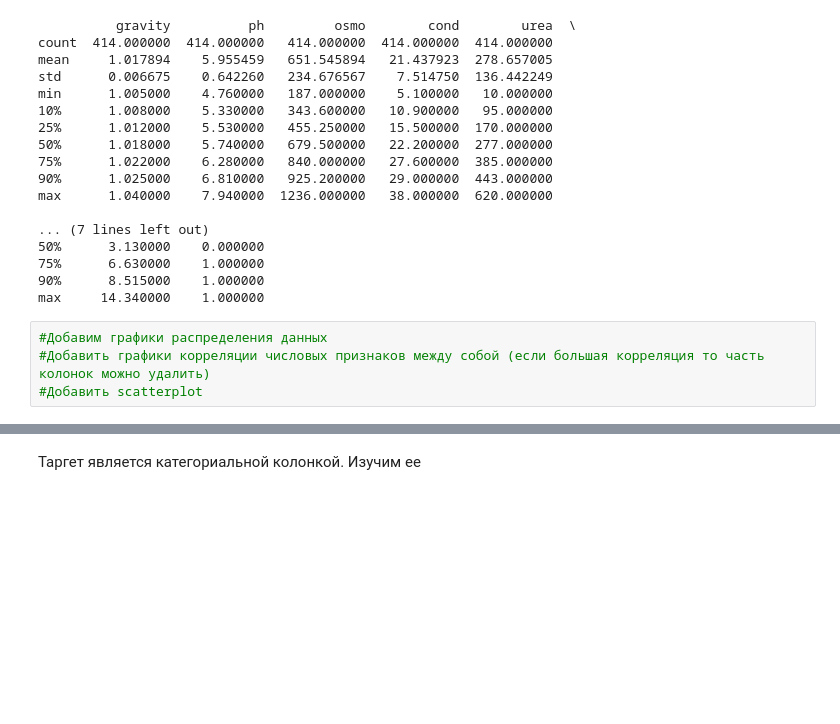
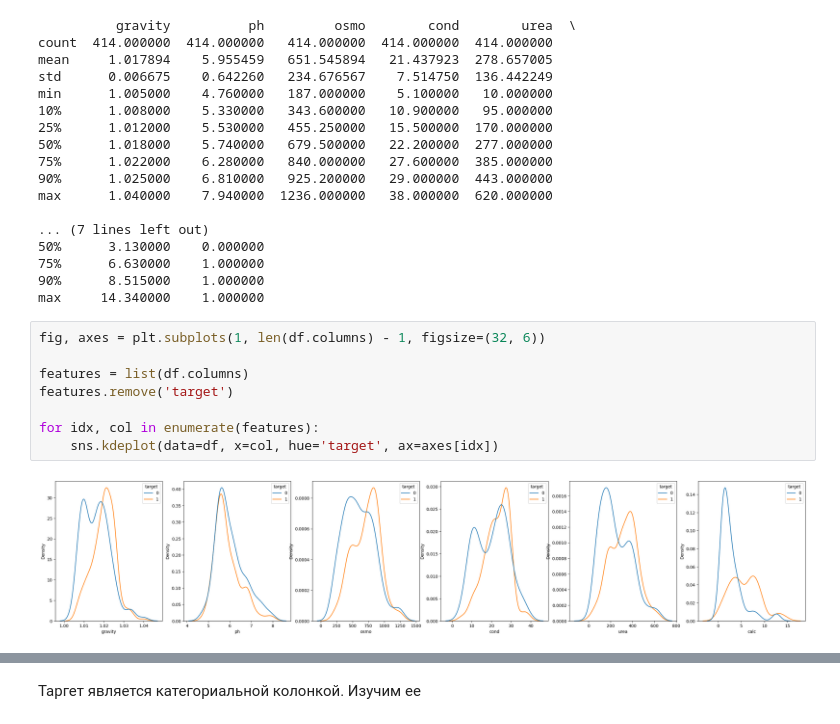
Before and after one commit to AntoxaZ18/ml-algorithms, a Jupyter notebook: module_3/knn/task.ipynb, the cells around one changed output, grey strips where cells are left out. Drawn from its saved outputs; the diff is of its cells as text; blank space fills up the shorter version.

```diff
--- a/module_3/knn/task.ipynb
+++ b/module_3/knn/task.ipynb
@@ -66,7 +71,13 @@ max      1.040000    7.940000  1236.000000   38.000000  620.000000
 75%      6.630000    1.000000
 90%      8.515000    1.000000
 max     14.340000    1.000000
-# %%
-#Добавим графики распределения данных
-#Добавить графики корреляции числовых признаков между собой (если большая корреляция то часть колонок можно удалить)
-#Добавить scatterplot
+# %%
+fig, axes = plt.subplots(1, len(df.columns) - 1, figsize=(32, 6))
+
+features = list(df.columns)
+features.remove('target')
+
+for idx, col in enumerate(features):
+    sns.kdeplot(data=df, x=col, hue='target', ax=axes[idx])
+# %% [output]
+[figure, added]
```
Also changed, not shown: parts of 19 cells of this notebook.
